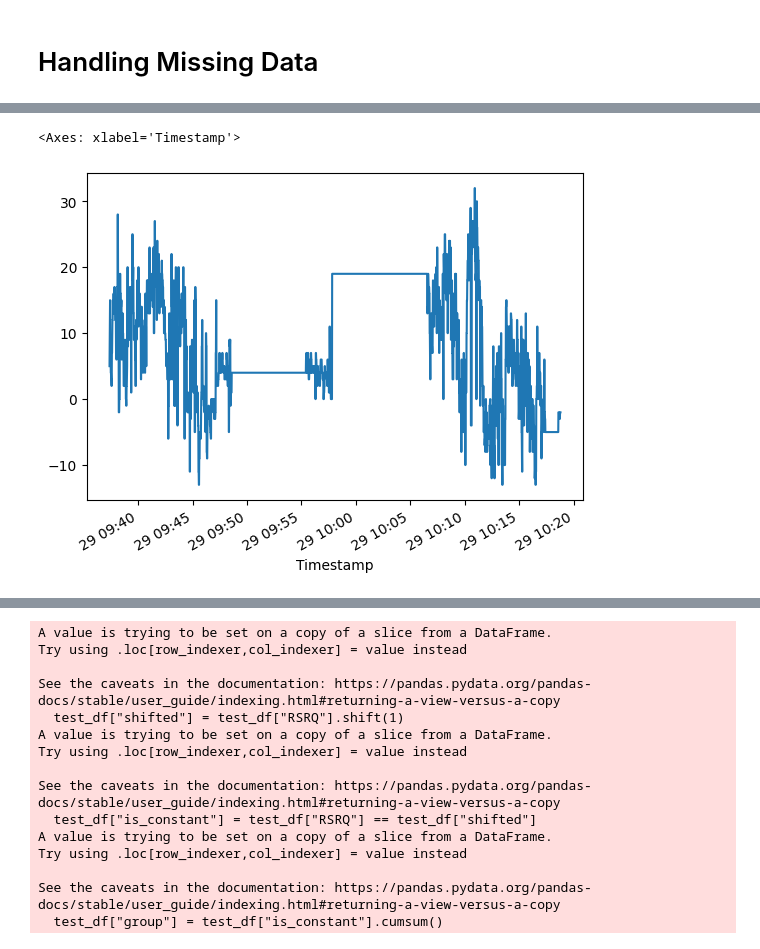
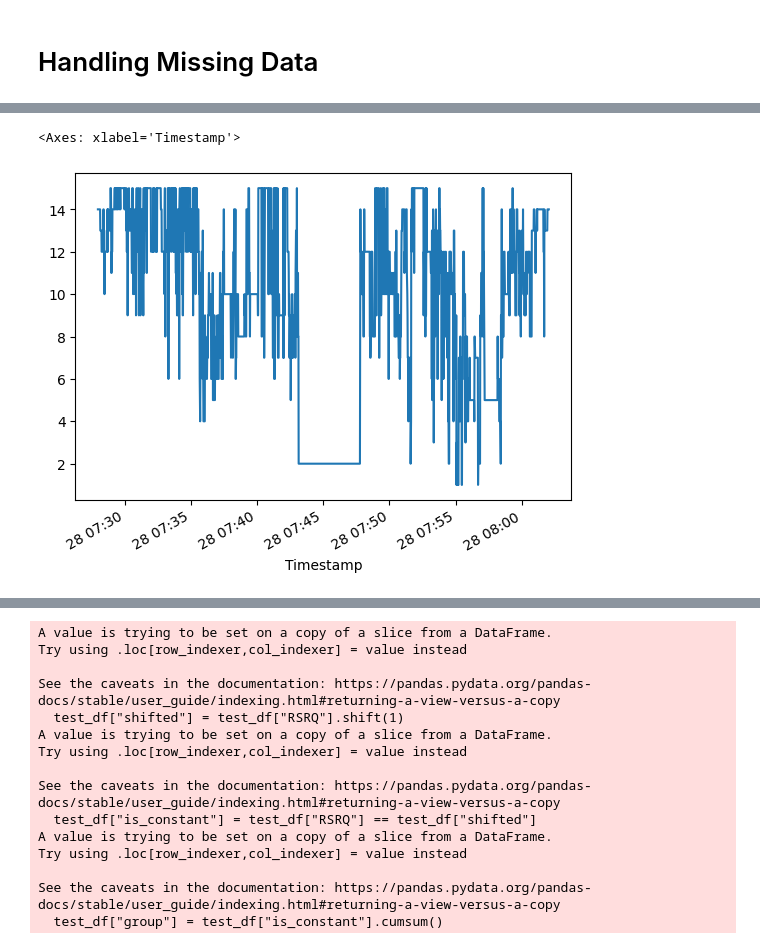
Before and after one commit to ejs94/5g-forecasting, a Jupyter notebook: notebooks/1_create_dataset.ipynb, the cells around one changed output, grey strips where cells are left out. Cells and saved outputs as stored; diff of their text form; code cells hidden in the pictures.

```diff
--- a/notebooks/1_create_dataset.ipynb
+++ b/notebooks/1_create_dataset.ipynb
@@ -214,0 +237,4 @@ test_df = cleaned[cleaned.Log_Number == 5]
+# %%
+test_column = "CQI"
+test_df = cleaned[cleaned.Log_Number == 4]
+display(test_df.info(verbose=False))
@@ -215,8 +248,7 @@ test_df = cleaned[cleaned.Log_Number == 5]
 # %%
 # test_df = test_df.resample('1S').ffill()
-# %%
-# Reamostrar os dados para cada 1 segundo, mantendo o último valor conhecido
-test_df["SNR"].bfill().plot()
-# %% [output]
-<Axes: xlabel='Timestamp'>
-[figure, removed]
+# %%
+test_df[test_column].ffill().plot()
+# %% [output]
+<Axes: xlabel='Timestamp'>
+[figure, added]
```
Also changed, not shown: parts of 14 cells of this notebook, 1 other file.
